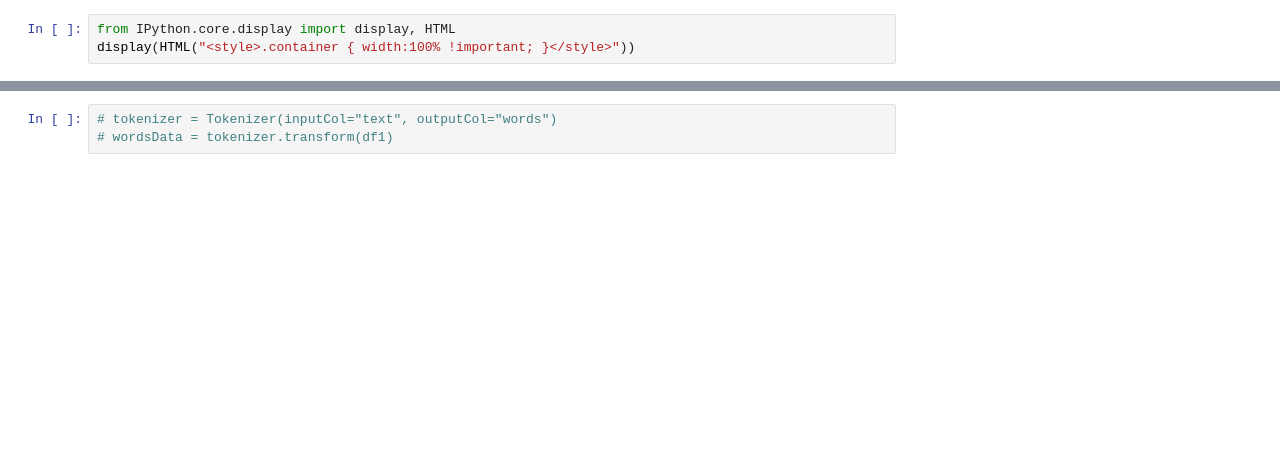
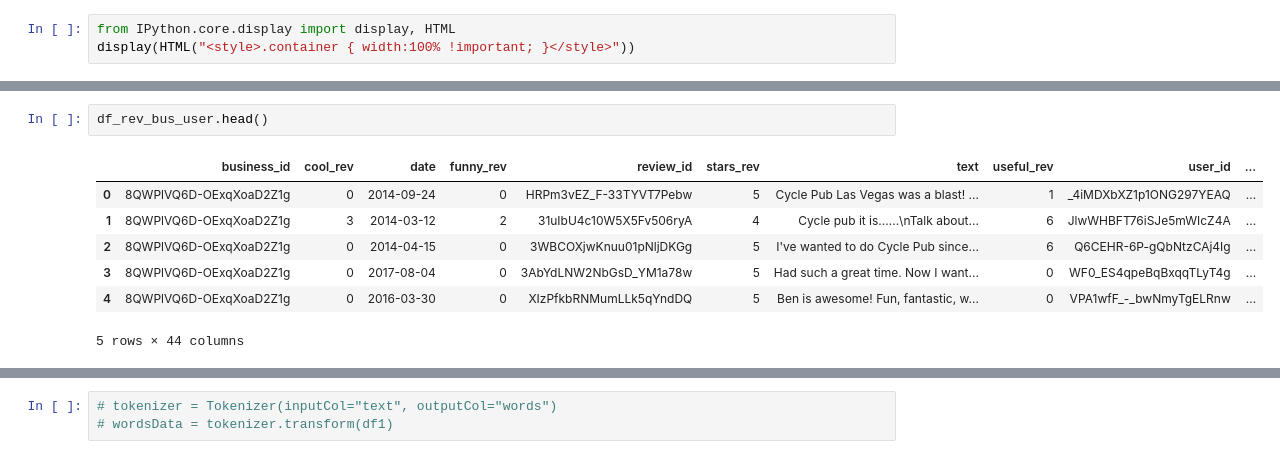
Before and after one commit to Chibuzor44/dsi-capstone, a Jupyter notebook: yelp_review.ipynb, the cells around one changed output, grey strips where cells are left out. Drawn from its saved outputs; the diff is of its cells as text; blank space fills up the shorter version.

```diff
--- a/yelp_review.ipynb
+++ b/yelp_review.ipynb
@@ -39,0 +117,10 @@ import cleaner
+# %%
+df_rev_bus_user.head()
+# %% [output]
+|  | business_id | cool_rev | date | funny_rev | review_id | stars_rev | text | useful_rev | user_id | ... |
+| 0 | 8QWPlVQ6D-OExqXoaD2Z1g | 0 | 2014-09-24 | 0 | HRPm3vEZ_F-33TYVT7Pebw | 5 | Cycle Pub Las Vegas was a blast! ... | 1 | _4iMDXbXZ1p1ONG297YEAQ | ... |
+| 1 | 8QWPlVQ6D-OExqXoaD2Z1g | 3 | 2014-03-12 | 2 | 31uIbU4c10W5X5Fv506ryA | 4 | Cycle pub it is......\nTalk about... | 6 | JlwWHBFT76iSJe5mWIcZ4A | ... |
+| 2 | 8QWPlVQ6D-OExqXoaD2Z1g | 0 | 2014-04-15 | 0 | 3WBCOXjwKnuu01pNljDKGg | 5 | I've wanted to do Cycle Pub since... | 6 | Q6CEHR-6P-gQbNtzCAj4Ig | ... |
+| 3 | 8QWPlVQ6D-OExqXoaD2Z1g | 0 | 2017-08-04 | 0 | 3AbYdLNW2NbGsD_YM1a78w | 5 | Had such a great time. Now I want... | 0 | WF0_ES4qpeBqBxqqTLyT4g | ... |
+| 4 | 8QWPlVQ6D-OExqXoaD2Z1g | 0 | 2016-03-30 | 0 | XIzPfkbRNMumLLk5qYndDQ | 5 | Ben is awesome! Fun, fantastic, w... | 0 | VPA1wfF_-_bwNmyTgELRnw | ... |
+5 rows × 44 columns
```
Also changed, not shown: parts of 50 cells of this notebook, 1 other file.
